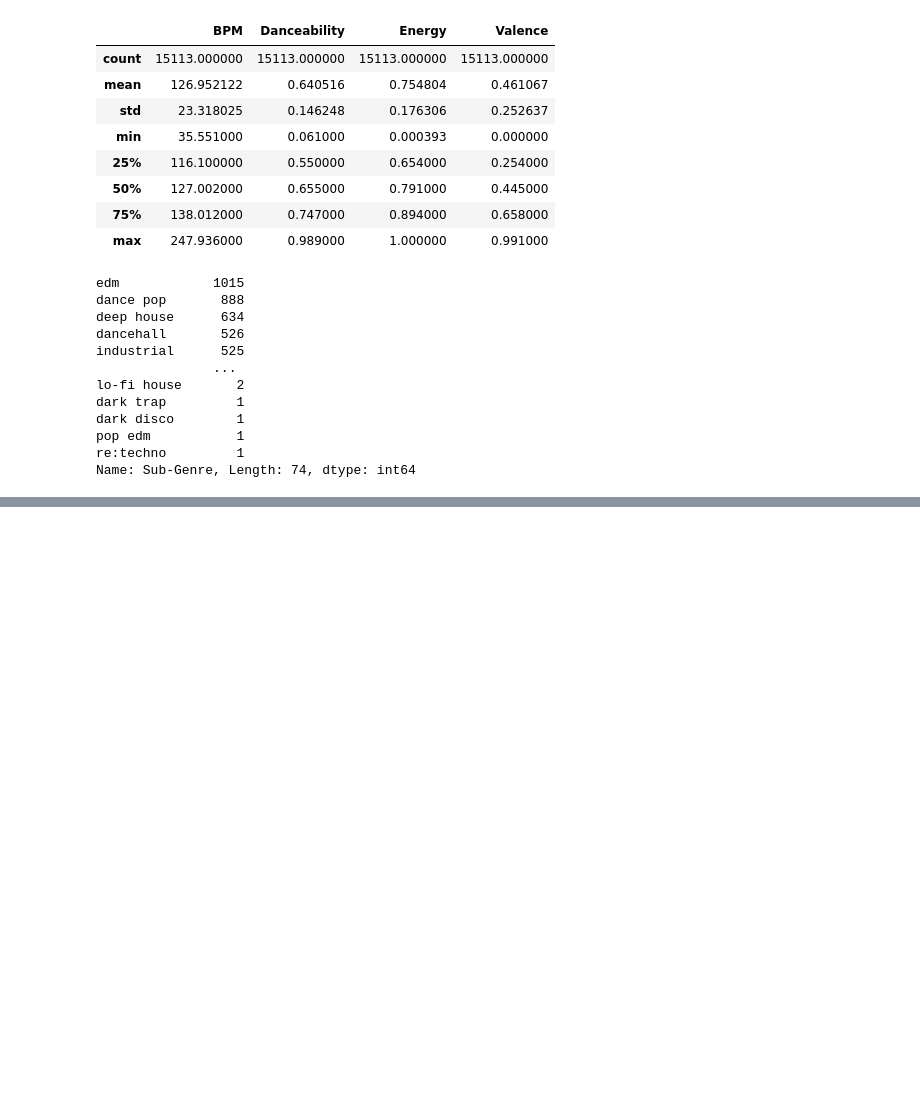
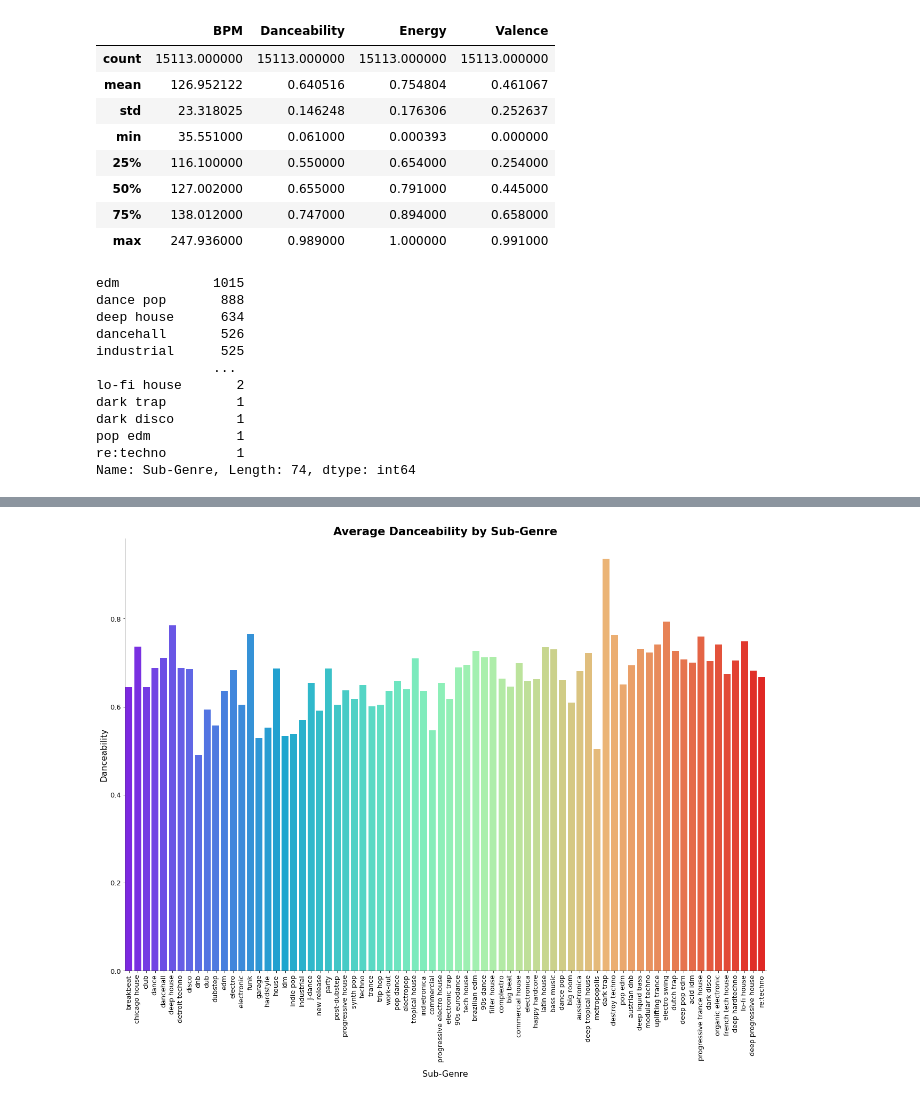
Before and after one commit to modernmediagrp/spotify-recommendation-system, a Jupyter notebook: main_notebook.ipynb, the cells around one changed output, grey strips where cells are left out. Saved outputs shown, nothing was run; the diff lists cells and outputs as text; code cells hidden in the pictures; blank space fills up the shorter version.

```diff
--- a/main_notebook.ipynb
+++ b/main_notebook.ipynb
@@ -842,0 +905,10 @@ plt.title('Danceability & Energy by Sub-Genre', fontsize=21, fontweight='bold');
+# %%
+sns.catplot(x='Sub-Genre', y='Danceability', data=final_dataset, kind='bar',
+            palette='rainbow', height=12, aspect=1.5, ci=None)
+plt.xticks(rotation=90, fontsize=12.7)
+plt.yticks(fontsize=13)
+plt.xlabel('Sub-Genre', fontsize=16, labelpad=15)
+plt.ylabel('Danceability', fontsize=16)
+plt.title('Average Danceability by Sub-Genre', fontsize=21, fontweight='bold');
+# %% [output]
+[figure, added]
```
Also changed, not shown: parts of 11 cells of this notebook.
